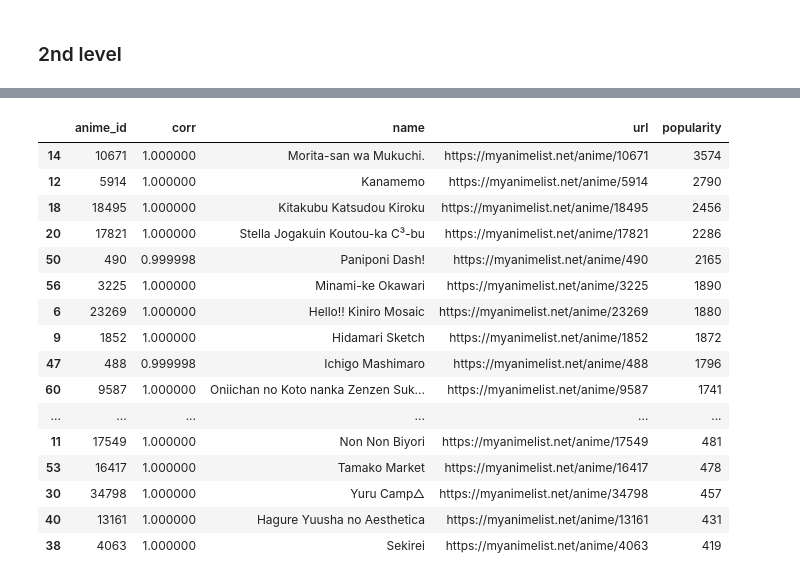
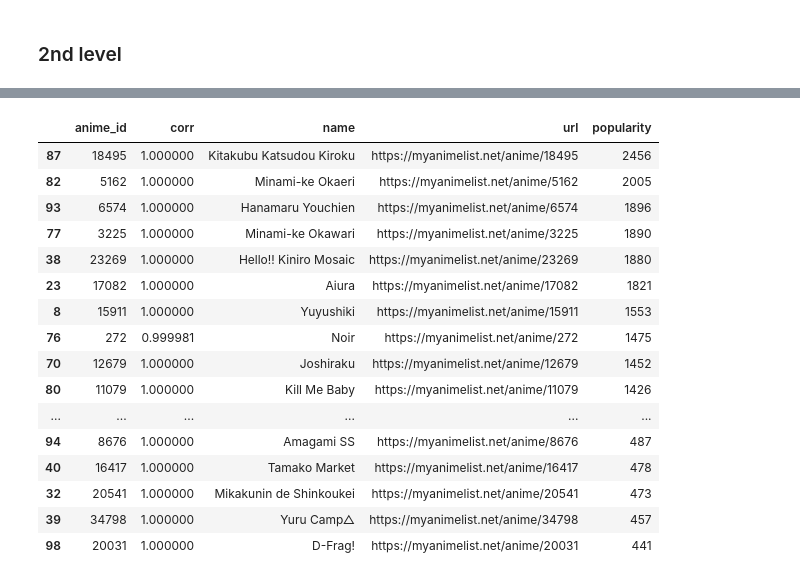
Before and after one commit to ksn38/mal_adviser, a Jupyter notebook: mal.ipynb, the cells around one changed output, grey strips where cells are left out. Drawn from its saved outputs; the diff is of its cells as text; code cells hidden in the pictures.

```diff
--- a/mal.ipynb
+++ b/mal.ipynb
@@ -377,23 +316,23 @@ rec_fin(list_als)
 # %%
-rec_fin(list_own)
+rec_fin(list_als)
 # %% [output]
 |  | anime_id | corr | name | url | popularity |
-| 14 | 10671 | 1.000000 | Morita-san wa Mukuchi. | https://myanimelist.net/anime/10671 | 3574 |
-| 12 | 5914 | 1.000000 | Kanamemo | https://myanimelist.net/anime/5914 | 2790 |
-| 18 | 18495 | 1.000000 | Kitakubu Katsudou Kiroku | https://myanimelist.net/anime/18495 | 2456 |
-| 20 | 17821 | 1.000000 | Stella Jogakuin Koutou-ka C³-bu | https://myanimelist.net/anime/17821 | 2286 |
-| 50 | 490 | 0.999998 | Paniponi Dash! | https://myanimelist.net/anime/490 | 2165 |
-| 56 | 3225 | 1.000000 | Minami-ke Okawari | https://myanimelist.net/anime/3225 | 1890 |
-| 6 | 23269 | 1.000000 | Hello!! Kiniro Mosaic | https://myanimelist.net/anime/23269 | 1880 |
-| 9 | 1852 | 1.000000 | Hidamari Sketch | https://myanimelist.net/anime/1852 | 1872 |
-| 47 | 488 | 0.999998 | Ichigo Mashimaro | https://myanimelist.net/anime/488 | 1796 |
-| 60 | 9587 | 1.000000 | Oniichan no Koto nanka Zenzen Suk... | https://myanimelist.net/anime/9587 | 1741 |
+| 87 | 18495 | 1.000000 | Kitakubu Katsudou Kiroku | https://myanimelist.net/anime/18495 | 2456 |
+| 82 | 5162 | 1.000000 | Minami-ke Okaeri | https://myanimelist.net/anime/5162 | 2005 |
+| 93 | 6574 | 1.000000 | Hanamaru Youchien | https://myanimelist.net/anime/6574 | 1896 |
+| 77 | 3225 | 1.000000 | Minami-ke Okawari | https://myanimelist.net/anime/3225 | 1890 |
+| 38 | 23269 | 1.000000 | Hello!! Kiniro Mosaic | https://myanimelist.net/anime/23269 | 1880 |
+| 23 | 17082 | 1.000000 | Aiura | https://myanimelist.net/anime/17082 | 1821 |
+| 8 | 15911 | 1.000000 | Yuyushiki | https://myanimelist.net/anime/15911 | 1553 |
+| 76 | 272 | 0.999981 | Noir | https://myanimelist.net/anime/272 | 1475 |
+| 70 | 12679 | 1.000000 | Joshiraku | https://myanimelist.net/anime/12679 | 1452 |
+| 80 | 11079 | 1.000000 | Kill Me Baby | https://myanimelist.net/anime/11079 | 1426 |
 | ... | ... | ... | ... | ... | ... |
-| 11 | 17549 | 1.000000 | Non Non Biyori | https://myanimelist.net/anime/17549 | 481 |
-| 53 | 16417 | 1.000000 | Tamako Market | https://myanimelist.net/anime/16417 | 478 |
-| 30 | 34798 | 1.000000 | Yuru Camp△ | https://myanimelist.net/anime/34798 | 457 |
-| 40 | 13161 | 1.000000 | Hagure Yuusha no Aesthetica | https://myanimelist.net/anime/13161 | 431 |
-| 38 | 4063 | 1.000000 | Sekirei | https://myanimelist.net/anime/4063 | 419 |
+| 94 | 8676 | 1.000000 | Amagami SS | https://myanimelist.net/anime/8676 | 487 |
+| 40 | 16417 | 1.000000 | Tamako Market | https://myanimelist.net/anime/16417 | 478 |
+| 32 | 20541 | 1.000000 | Mikakunin de Shinkoukei | https://myanimelist.net/anime/20541 | 473 |
+| 39 | 34798 | 1.000000 | Yuru Camp△ | https://myanimelist.net/anime/34798 | 457 |
+| 98 | 20031 | 1.000000 | D-Frag! | https://myanimelist.net/anime/20031 | 441 |
 # %%
 rec_fin(list_si)
 # %% [output]
```
Also changed, not shown: parts of 14 cells of this notebook.
